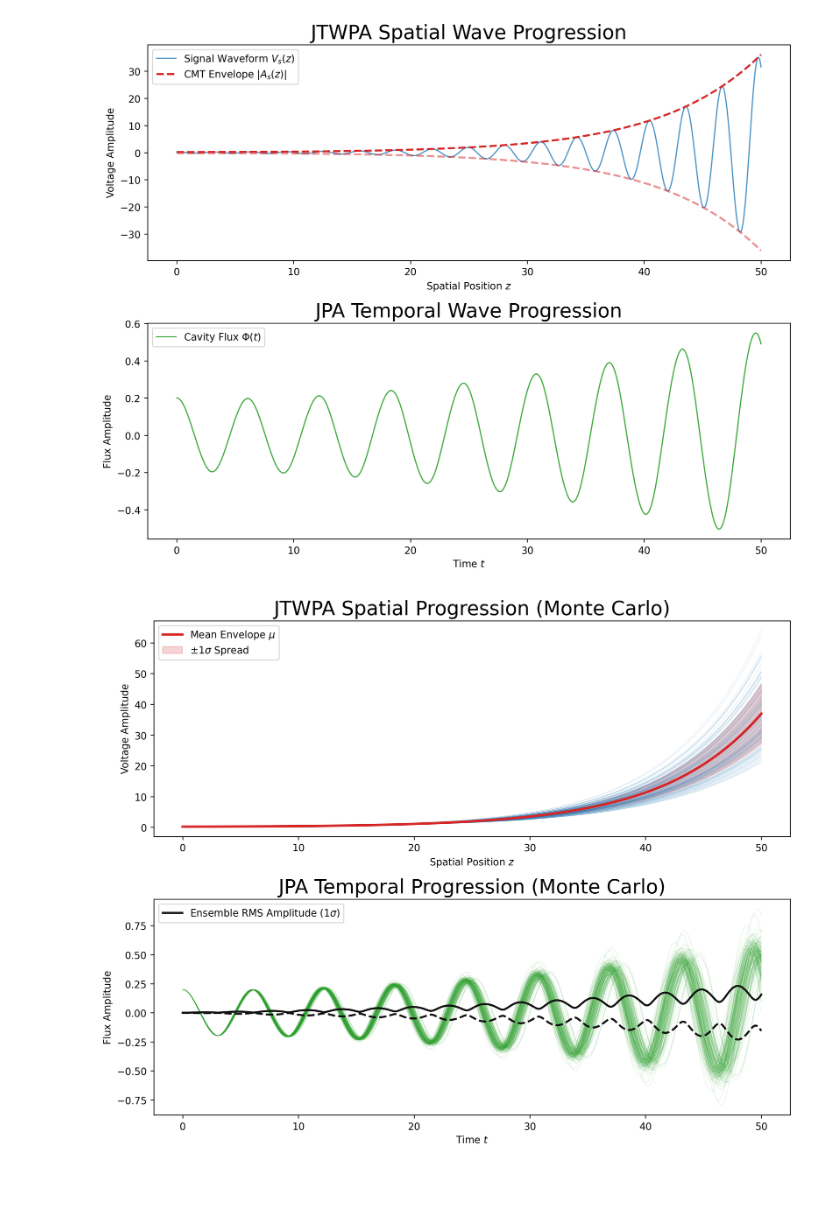
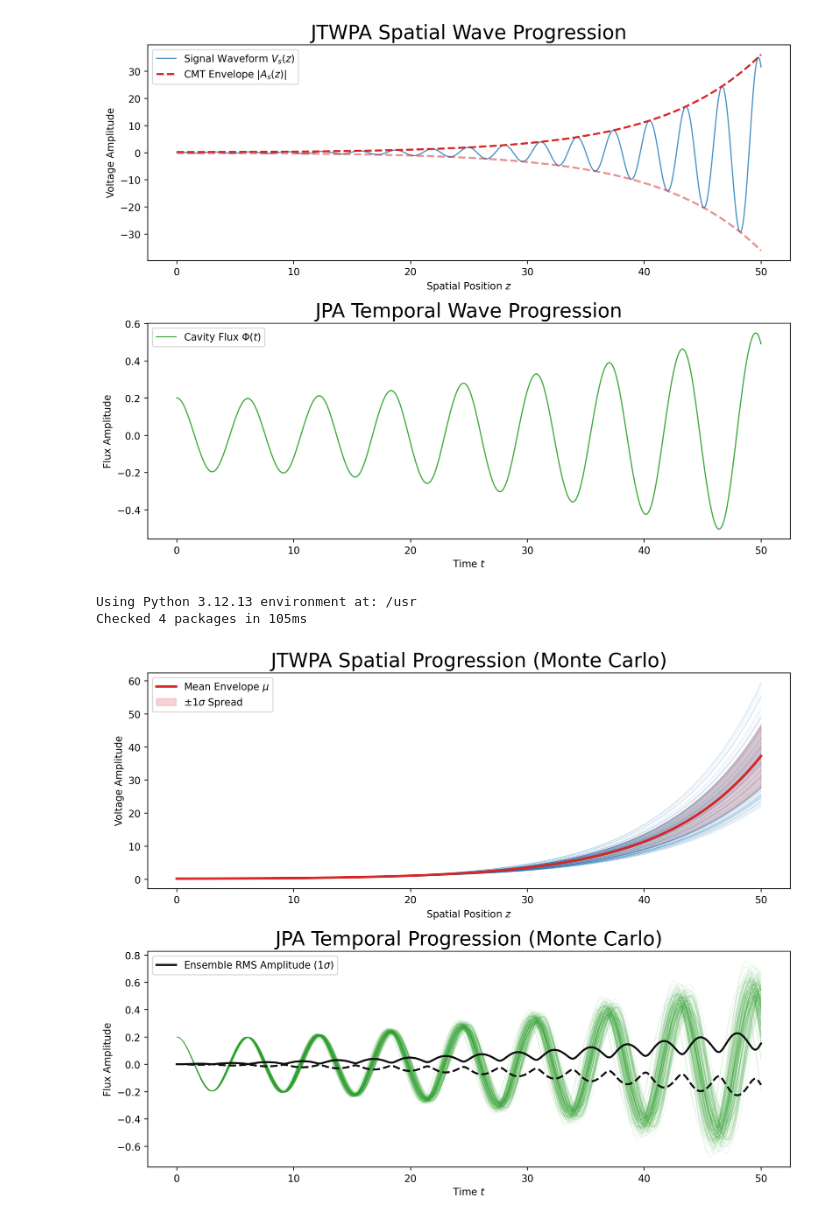
Before and after one commit to OJB-Quantum/QC-Hardware-How-To, a Jupyter notebook: Jupyter Notebook Scripts/Parametric_Amplification_Plot.ipynb, the cells around one changed output. Drawn from its saved outputs; the diff is of its cells as text; code cells hidden in the pictures; blank space fills up the shorter version.

```diff
--- a/Jupyter Notebook Scripts/Parametric_Amplification_Plot.ipynb
+++ b/Jupyter Notebook Scripts/Parametric_Amplification_Plot.ipynb
@@ -223,7 +223,7 @@ plt.show()
 # %%
 # Installation of necessary libraries via pip or uv
 # pip install torch numpy scipy matplotlib
-# uv pip install torch numpy scipy matplotlib
+!uv pip install torch numpy scipy matplotlib
 
 """
 GPU-Accelerated Monte Carlo Simulation of Superconducting Parametric Amplifiers.
@@ -245,7 +245,7 @@ import matplotlib.pyplot as plt
 DEVICE = torch.device('cuda' if torch.cuda.is_available() else 'cpu')
 
 # Monte Carlo Statistical Parameters
-MC_SAMPLES = 1000            # Number of parallel realizations
+MC_SAMPLES = 5000            # Number of parallel realizations
 INTEGRATION_STEPS = 1000     # Granularity of the RK4 numerical solver
 
 # JTWPA (Spatial Domain) Parameters
@@ -354,31 +354,33 @@ jpa_std_spread = np.std(jpa_real_waveform_cpu, axis=1)
 
 # =============================================================================
 # VISUALIZATION RENDERING
 # =============================================================================
 figure, (axis1, axis2) = plt.subplots(2, 1, figsize=(10, 8))
 SUBSET_LIMIT = 150
 
 # JTWPA Subplot
 axis1.plot(jtwpa_z_cpu, jtwpa_envelope_cpu[:, :SUBSET_LIMIT], color='#1f77b4', linewidth=0.5, alpha=0.15)
 axis1.plot(jtwpa_z_cpu, jtwpa_mean_envelope, color='#d62728', linewidth=2.5, label=r'Mean Envelope $\mu$')
 axis1.fill_between(jtwpa_z_cpu, jtwpa_mean_envelope - jtwpa_std_envelope, jtwpa_mean_envelope + jtwpa_std_envelope, color='#d62728', alpha=0.2, label=r'$\pm 1\sigma$ Spread')
 axis1.set_xlabel(r'Spatial Position $z$')
 axis1.set_ylabel('Voltage Amplitude')
 axis1.set_title('JTWPA Spatial Progression (Monte Carlo)')
 axis1.legend(loc='upper left')
 axis1.grid(False)
 
 # JPA Subplot
 axis2.plot(jpa_t_cpu, jpa_real_waveform_cpu[:, :SUBSET_LIMIT], color='#2ca02c', linewidth=0.5, alpha=0.15)
 axis2.plot(jpa_t_cpu, jpa_std_spread, color='#111111', linewidth=2.0, label=r'Ensemble RMS Amplitude ($1\sigma$)')
 axis2.plot(jpa_t_cpu, -jpa_std_spread, color='#111111', linewidth=2.0, linestyle='--')
 axis2.set_xlabel(r'Time $t$')
 axis2.set_ylabel('Flux Amplitude')
 axis2.set_title('JPA Temporal Progression (Monte Carlo)')
 axis2.legend(loc='upper left')
 axis2.grid(False)
 
 plt.tight_layout()
 plt.show()
 # %% [output]
+Using Python 3.12.13 environment at: /usr
+Checked 4 packages in 105ms
-[figure, old version]
+[figure, new version]
```
